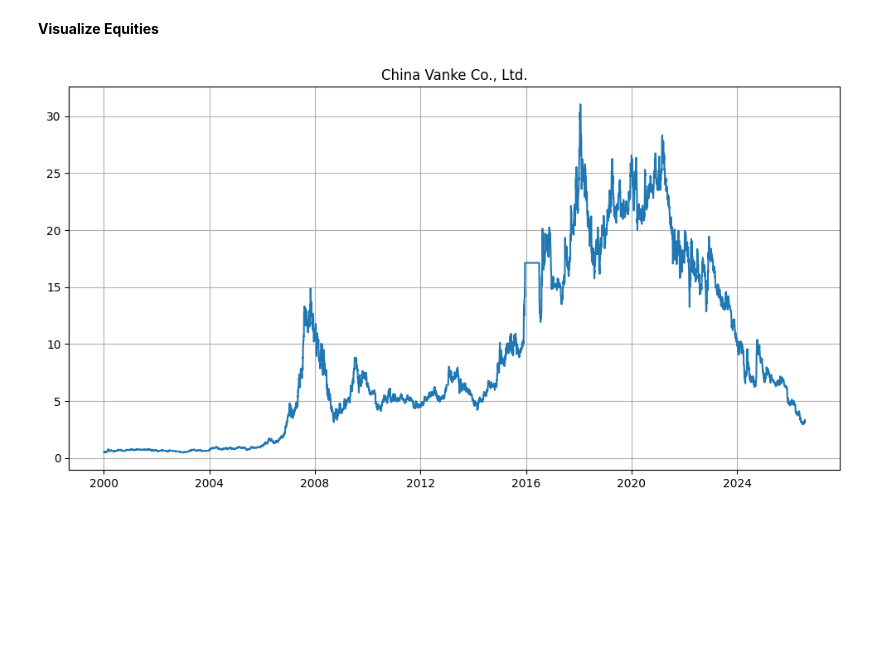
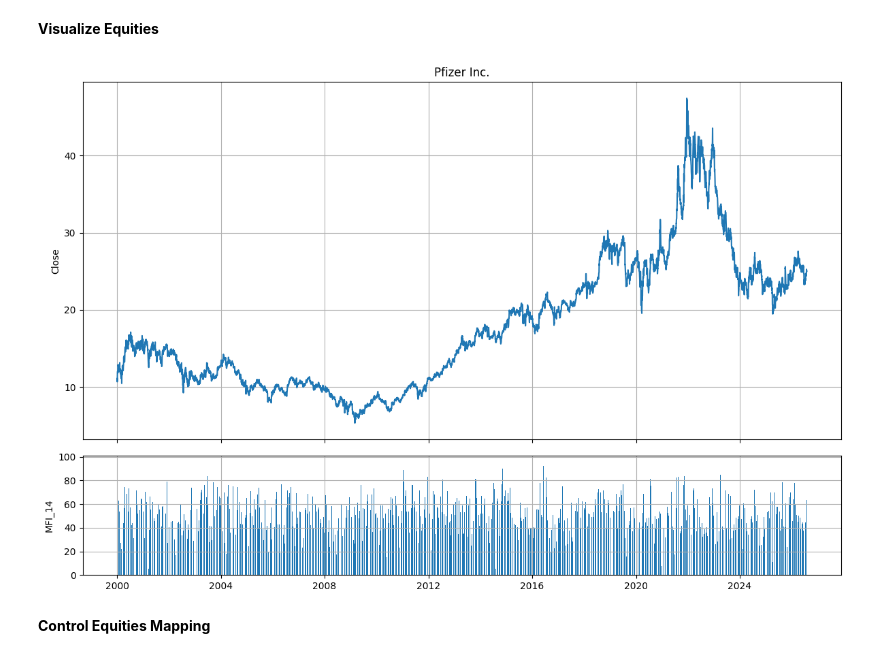
Before and after one commit to loewbenedikt01/Python, a Jupyter notebook: Database_Update/data_control.ipynb, the cells around one changed output. Drawn from its saved outputs; the diff is of its cells as text; code cells hidden in the pictures; blank space fills up the shorter version.

```diff
--- a/Database_Update/data_control.ipynb
+++ b/Database_Update/data_control.ipynb
@@ -432,19 +444,29 @@ Index: []
 # %%
 import matplotlib.pyplot as plt
 
 df = pd.read_parquet(os.path.join(DATABASE_DIR, 'equities.parquet'))
 
-ticker = '000002.SZ'
+ticker = 'PFE'
 data  = 'Close'         # Yield for Indices, Close for ETFs
 
 name = df["Name"].xs(ticker, level="Ticker").iloc[0]
 
-plt.figure(figsize=(12,6))
+fig, (ax_price, ax_vol) = plt.subplots(
+    2, 1, figsize=(12, 8), sharex=True, height_ratios=[3, 1]
+)
 
-plt.plot(df[data].xs(ticker, level="Ticker"))
-plt.title(name)
-plt.grid(True)
+ax_price.plot(df[data].xs(ticker, level="Ticker"))
+ax_price.set_title(name)
+ax_price.set_ylabel(data)
+ax_price.grid(True)
 
+ax_vol.bar(df['MFI_14'].xs(ticker, level="Ticker").index, df['MFI_14'].xs(ticker, level="Ticker"))
+ax_vol.set_ylabel('MFI_14')
+ax_vol.grid(True)
+
+plt.tight_layout()
 plt.show()
 # %% [output]
-[figure, old version]
+[figure, new version]
+# %% [markdown]
+**Control Equities Mapping**
```
Also changed, not shown: parts of 2 cells of this notebook, 5 other files.
